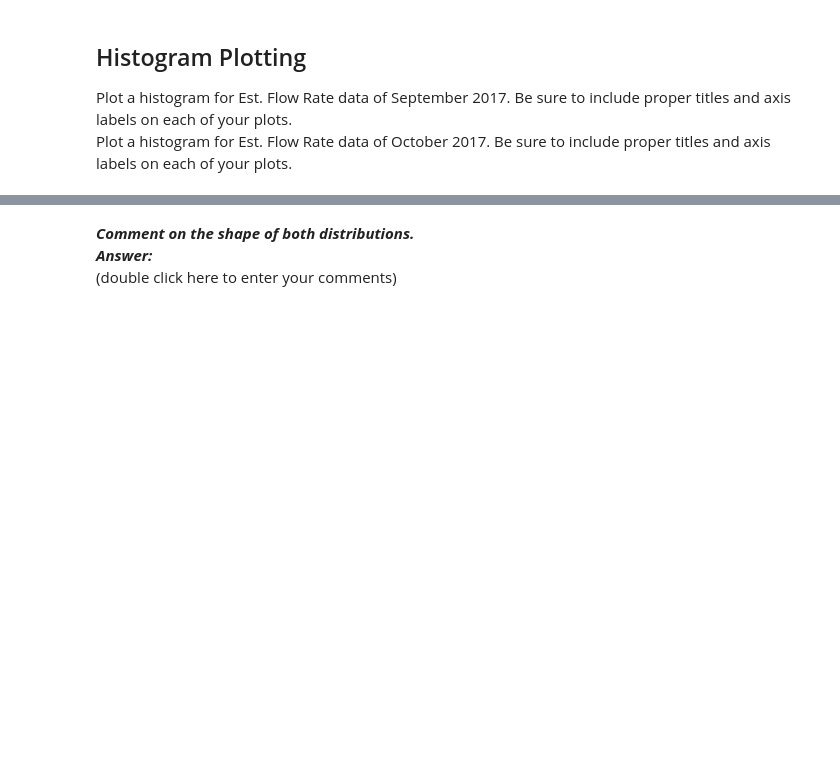
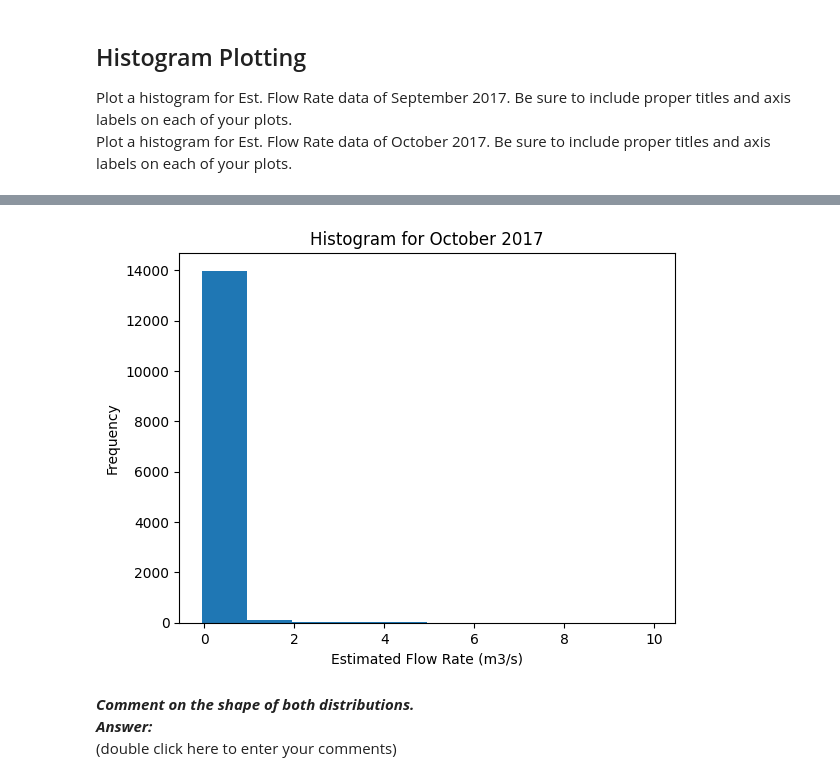
Before and after one commit to ncat-morrow/isen-project-1-ncat-engineers, a Jupyter notebook: ISEN_370_Module_2_Project.ipynb, the cells around one changed output, grey strips where cells are left out. Saved outputs shown, nothing was run; the diff lists cells and outputs as text; code cells hidden in the pictures; blank space fills up the shorter version.

```diff
--- a/ISEN_370_Module_2_Project.ipynb
+++ b/ISEN_370_Module_2_Project.ipynb
@@ -104,3 +106,11 @@ plt.show()
+# %%
+plt.hist(df2['Estimated Flow Rate (m3/s)'])
+plt.title('Histogram for October 2017')
+plt.xlabel('Estimated Flow Rate (m3/s)')
+plt.ylabel('Frequency')
+plt.show()
+# %% [output]
+[figure, added]
 # %% [markdown]
 ***Comment on the shape of both distributions.***
 <br>
```
Also changed, not shown: parts of 3 cells of this notebook.
